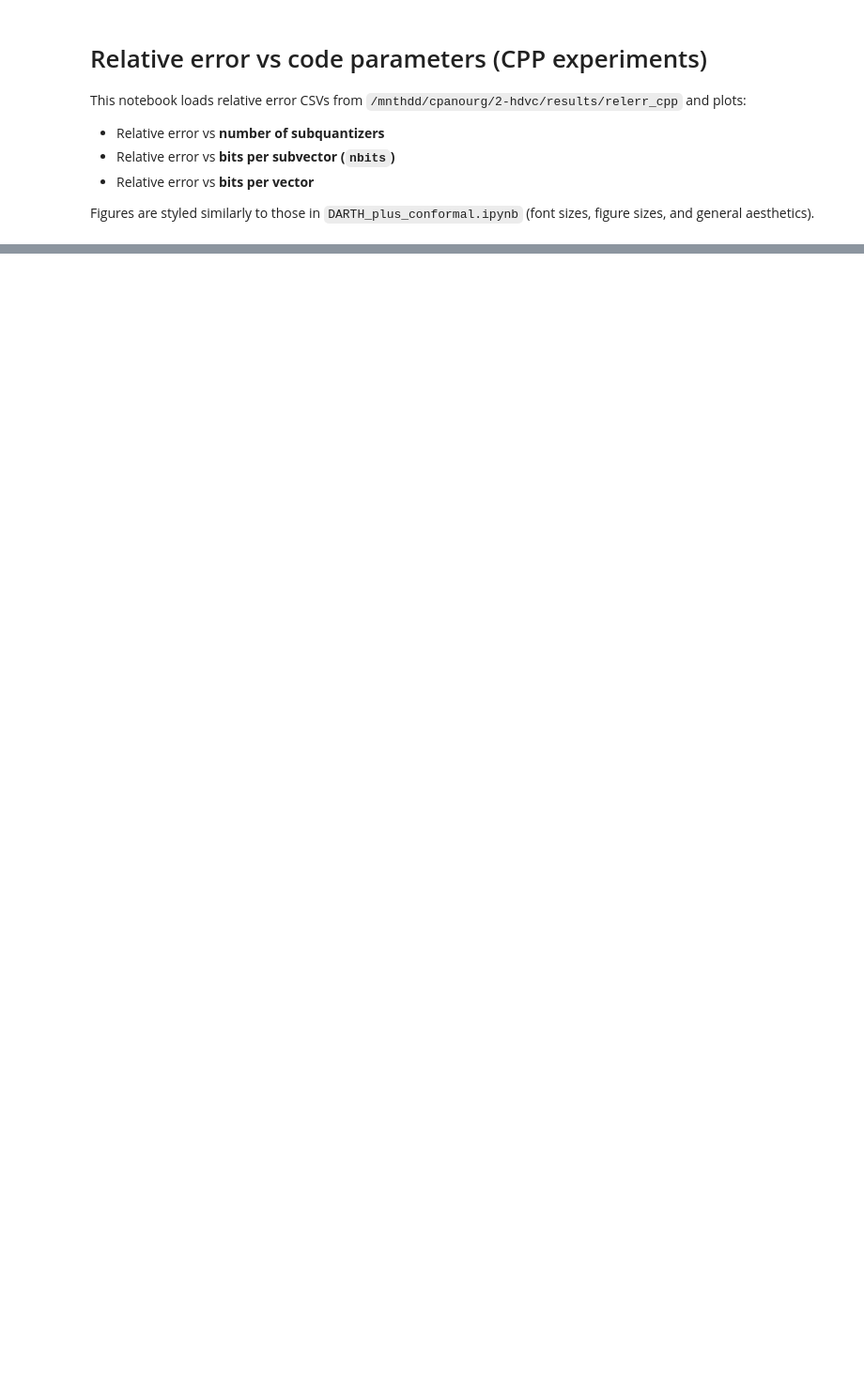
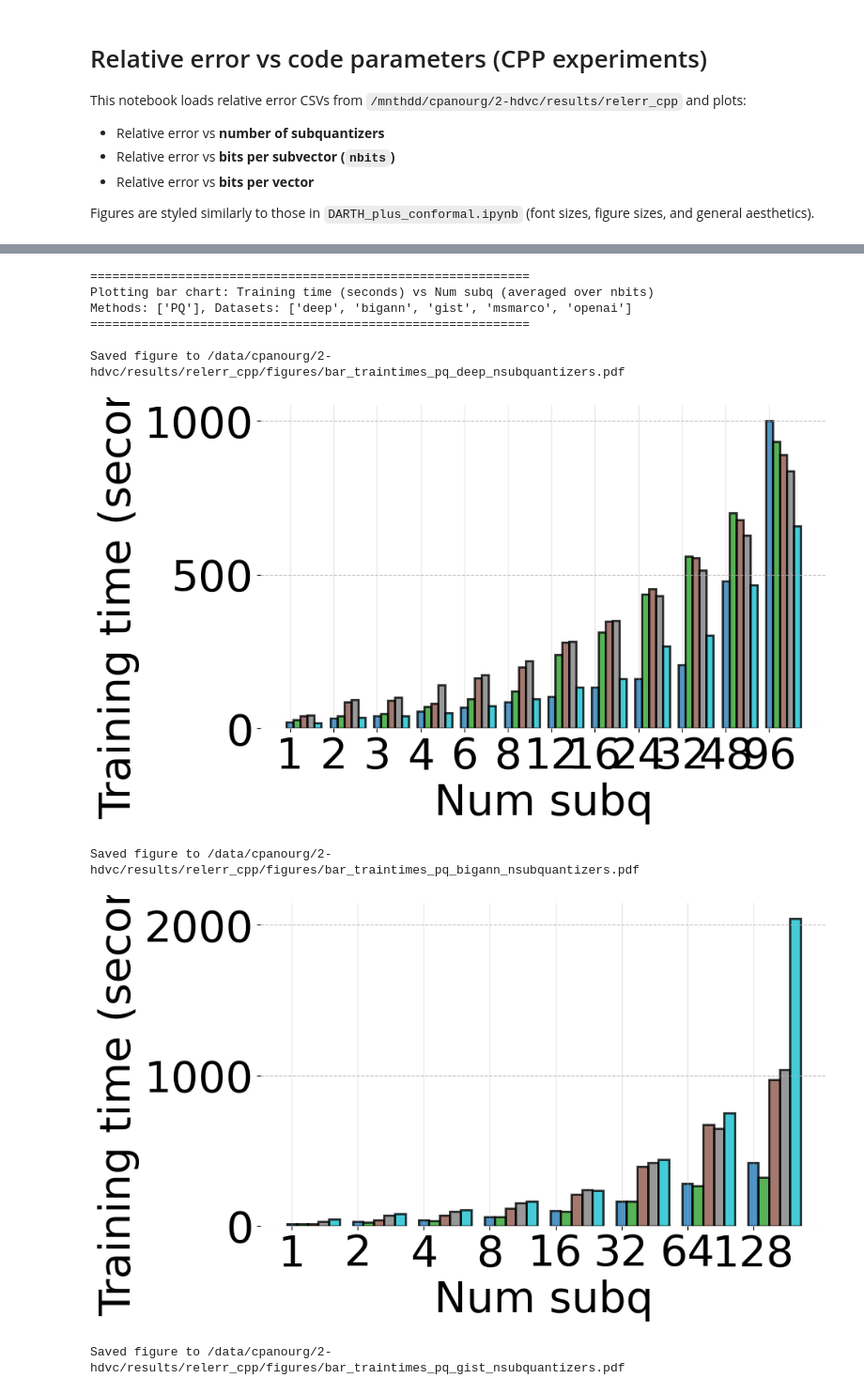
Before and after one commit to Hendrix8/hdvc, a Jupyter notebook: scripts/result_generators/relerr_cpp_plots.ipynb, the cells around one changed output, grey strips where cells are left out. Shown at 94% size. Saved outputs shown, nothing was run; the diff lists cells and outputs as text; code cells hidden in the pictures; blank space fills up the shorter version.

Commit message:
parallel train pq, results added

```diff
--- a/scripts/result_generators/relerr_cpp_plots.ipynb
+++ b/scripts/result_generators/relerr_cpp_plots.ipynb
@@ -25,7 +25,7 @@ plt.rcParams.update({
     "axes.labelsize": 20,
     "xtick.labelsize": 18,
     "ytick.labelsize": 18,
-    "legend.fontsize": 16,
+    "legend.fontsize": 18,
 })
 plt.rcParams["figure.figsize"] = (10, 6)
 plt.rcParams["axes.grid"] = True
@@ -452,0 +619,37 @@ Saved figure to /data/cpanourg/2-hdvc/results/relerr_cpp/figures/adctimes_pq_dee
+# %%
+# Generate bar plots (bin-style plots) for training time
+for x_col, x_label, y_col, y_label, average_over in BAR_PLOTS:
+    # Check if columns exist in dataframe
+    if x_col not in relerr_df.columns:
+        print(f"Warning: Column '{x_col}' not found in dataframe. Skipping...")
+        continue
+    if y_col not in relerr_df.columns:
+        print(f"Warning: Column '{y_col}' not found in dataframe. Skipping...")
+        continue
+
+    print(f"\n{'='*60}")
+    print(f"Plotting bar chart: {y_label} vs {x_label} (averaged over {average_over})")
+    print(f"Methods: {METHODS_TO_PLOT}, Datasets: {DATASETS_TO_PLOT}")
+    print(f"{'='*60}\n")
+    plot_bar_chart(
+        relerr_df,
+        x_col,
+        x_label,
+        y_col=y_col,
+        y_label=y_label,
+        methods=METHODS_TO_PLOT,
+        datasets=DATASETS_TO_PLOT,
+        group_by=average_over,
+        output_dir=Path("/data/cpanourg/2-hdvc/results/relerr_cpp/figures")
+    )
+# %% [output]
+============================================================
+Plotting bar chart: Training time (seconds) vs Num subq (averaged over nbits)
+Methods: ['PQ'], Datasets: ['deep', 'bigann', 'gist', 'msmarco', 'openai']
+============================================================
+
+Saved figure to /data/cpanourg/2-hdvc/results/relerr_cpp/figures/bar_traintimes_pq_deep_nsubquantizers.pdf
+[figure, added]
+Saved figure to /data/cpanourg/2-hdvc/results/relerr_cpp/figures/bar_traintimes_pq_bigann_nsubquantizers.pdf
+[figure, added]
+Saved figure to /data/cpanourg/2-hdvc/results/relerr_cpp/figures/bar_traintimes_pq_gist_nsubquantizers.pdf
```
Also changed, not shown: parts of 4 cells of this notebook, 51 other files.
